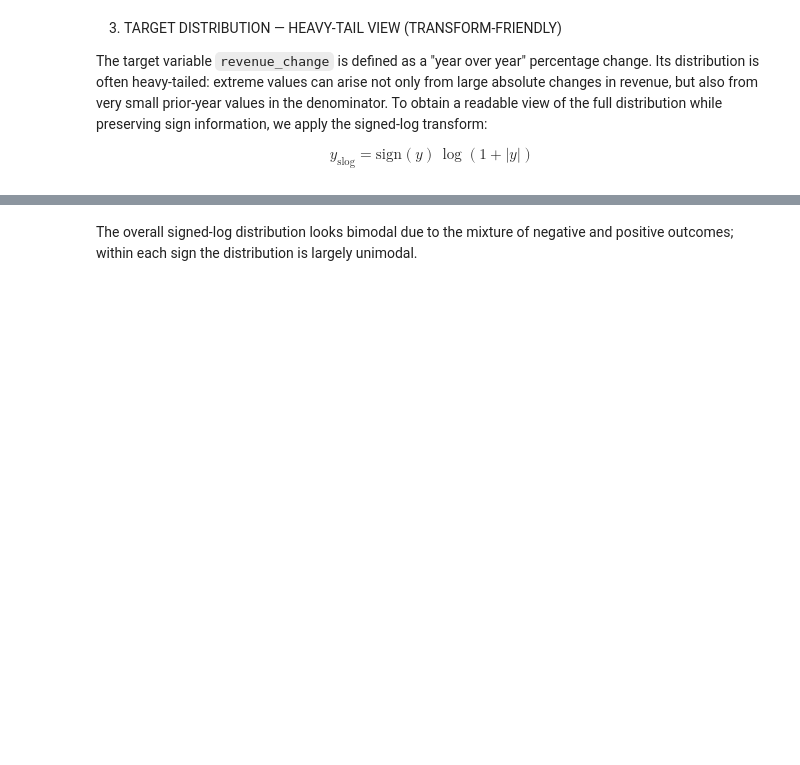
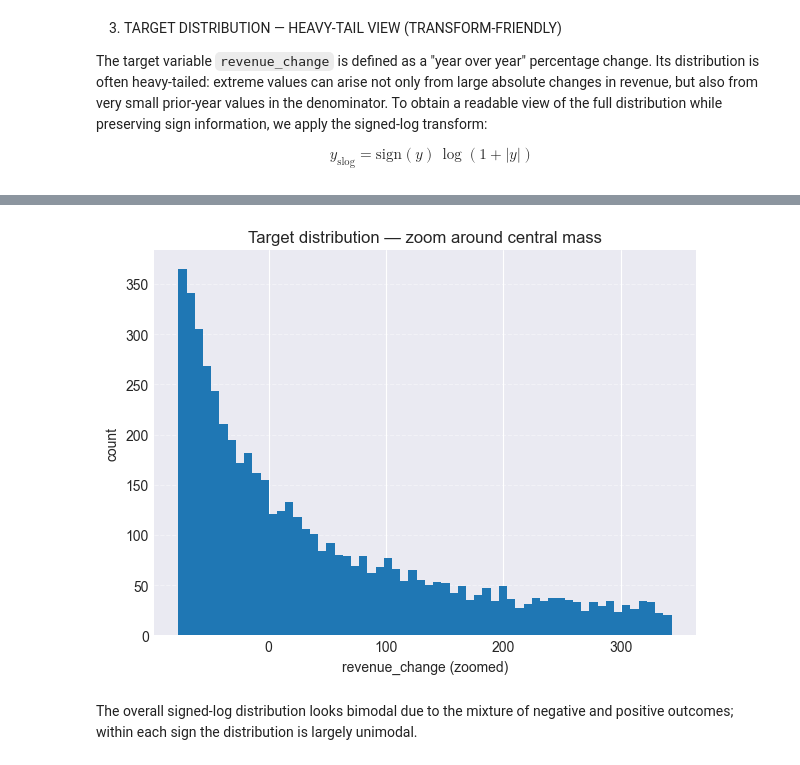
Before and after one commit to MoriondoTommaso/italian-financial-challenge, a Jupyter notebook: notebooks/Final.ipynb, the cells around one changed output, grey strips where cells are left out. Saved outputs shown, nothing was run; the diff lists cells and outputs as text; code cells hidden in the pictures; blank space fills up the shorter version.

```diff
--- a/notebooks/Final.ipynb
+++ b/notebooks/Final.ipynb
@@ -456,3 +454,19 @@ plt.show()
+# %%
+y = df[target].dropna().copy()
+
+# Zoom window around 0
+zoom_low, zoom_high = y.quantile([0.20, 0.80])
+y_zoom = y[(y >= zoom_low) & (y <= zoom_high)]
+
+plt.figure(figsize=(7,5))
+plt.hist(y_zoom, bins=60)
+plt.title("Target distribution — zoom around central mass")
+plt.xlabel("revenue_change (zoomed)")
+plt.ylabel("count")
+plt.grid(axis="y", linestyle="--", alpha=0.4)
+plt.show()
+# %% [output]
+[figure, added]
 # %% [markdown]
 The overall signed-log distribution looks bimodal due to the mixture of negative and positive outcomes; within each sign the distribution is largely unimodal.
 # %%
```
Also changed, not shown: parts of 16 cells of this notebook.
